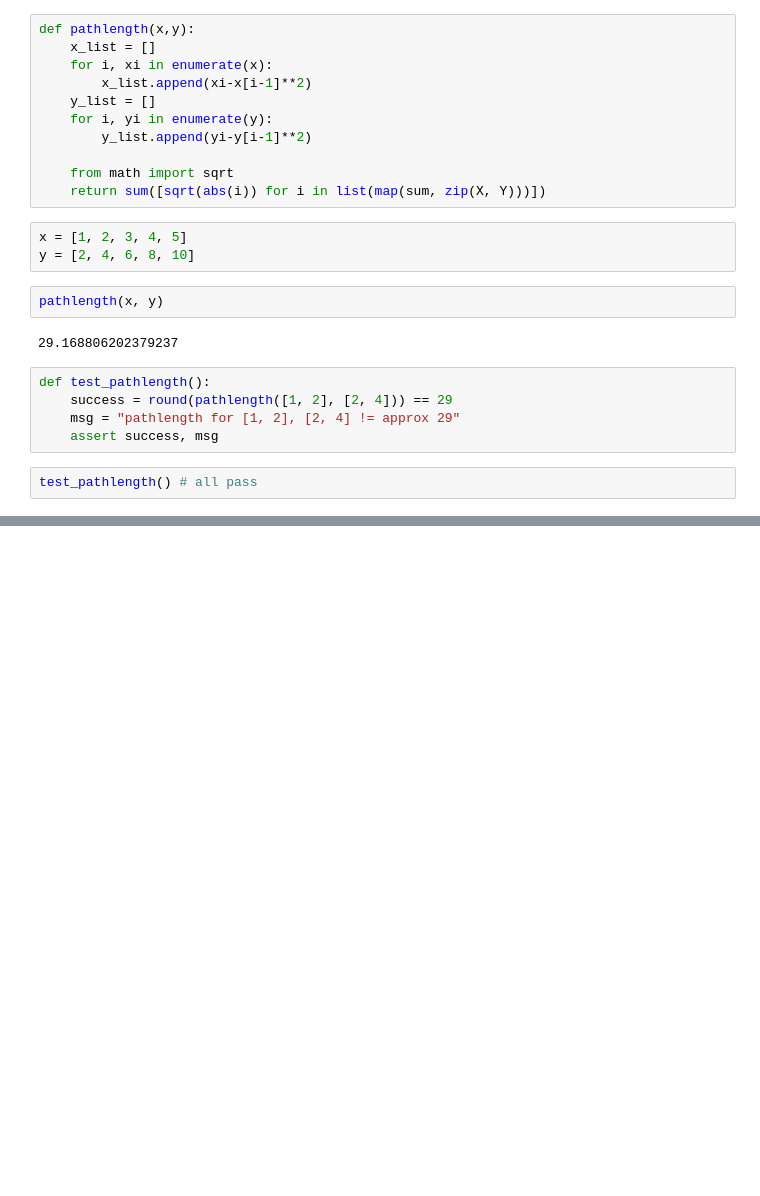
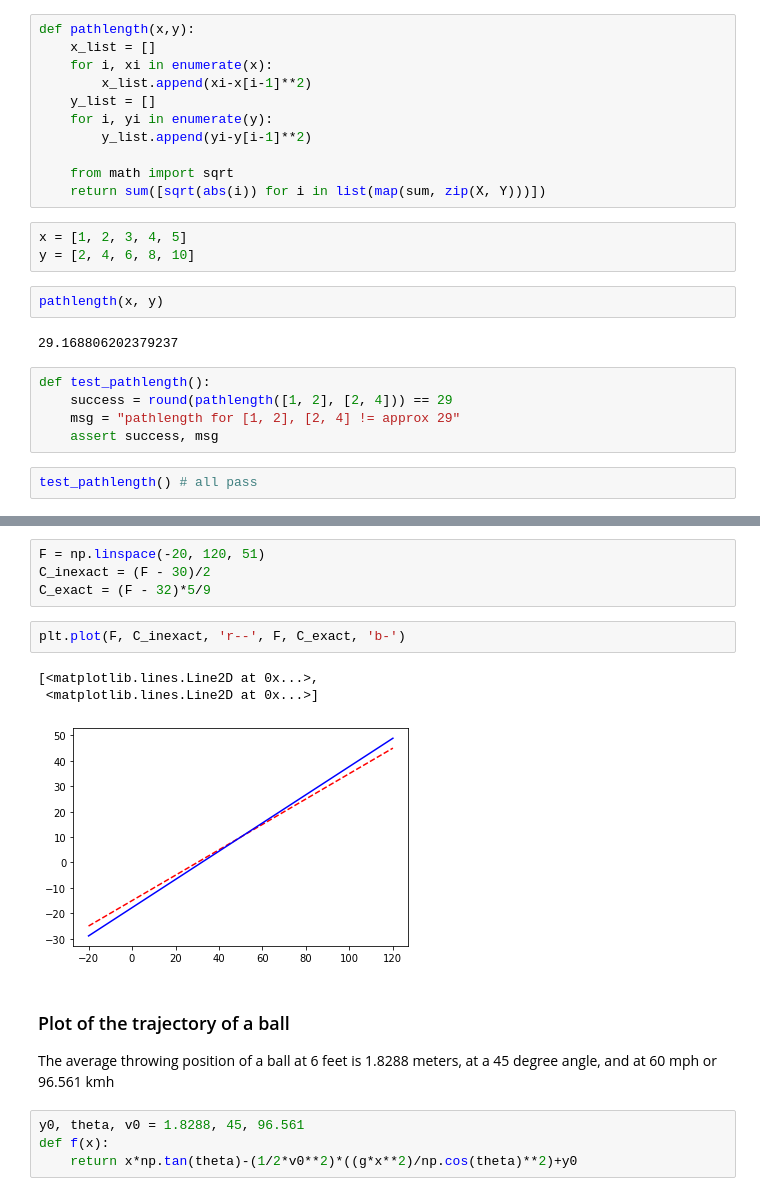
Before and after one commit to kayfay/scientific_programming_python, a Jupyter notebook: science_notebook.ipynb, the cells around one changed output, grey strips where cells are left out. Cells and saved outputs as stored; diff of their text form; blank space fills up the shorter version.

```diff
--- a/science_notebook.ipynb
+++ b/science_notebook.ipynb
@@ -1100,0 +1423,17 @@ test_pathlength() # all pass
+# %%
+F = np.linspace(-20, 120, 51)
+C_inexact = (F - 30)/2
+C_exact = (F - 32)*5/9
+# %%
+plt.plot(F, C_inexact, 'r--', F, C_exact, 'b-')
+# %% [output]
+[<matplotlib.lines.Line2D at 0x...>,
+ <matplotlib.lines.Line2D at 0x...>]
+[figure, added]
+# %% [markdown]
+### Plot of the trajectory of a ball
+The average throwing position of a ball at 6 feet is 1.8288 meters, at a 45 degree angle, and at 60 mph or 96.561 kmh
+# %%
+y0, theta, v0 = 1.8288, 45, 96.561
+def f(x):
+    return x*np.tan(theta)-(1/2*v0**2)*((g*x**2)/np.cos(theta)**2)+y0
```
Also changed, not shown: parts of 58 cells of this notebook, 5 other files.
